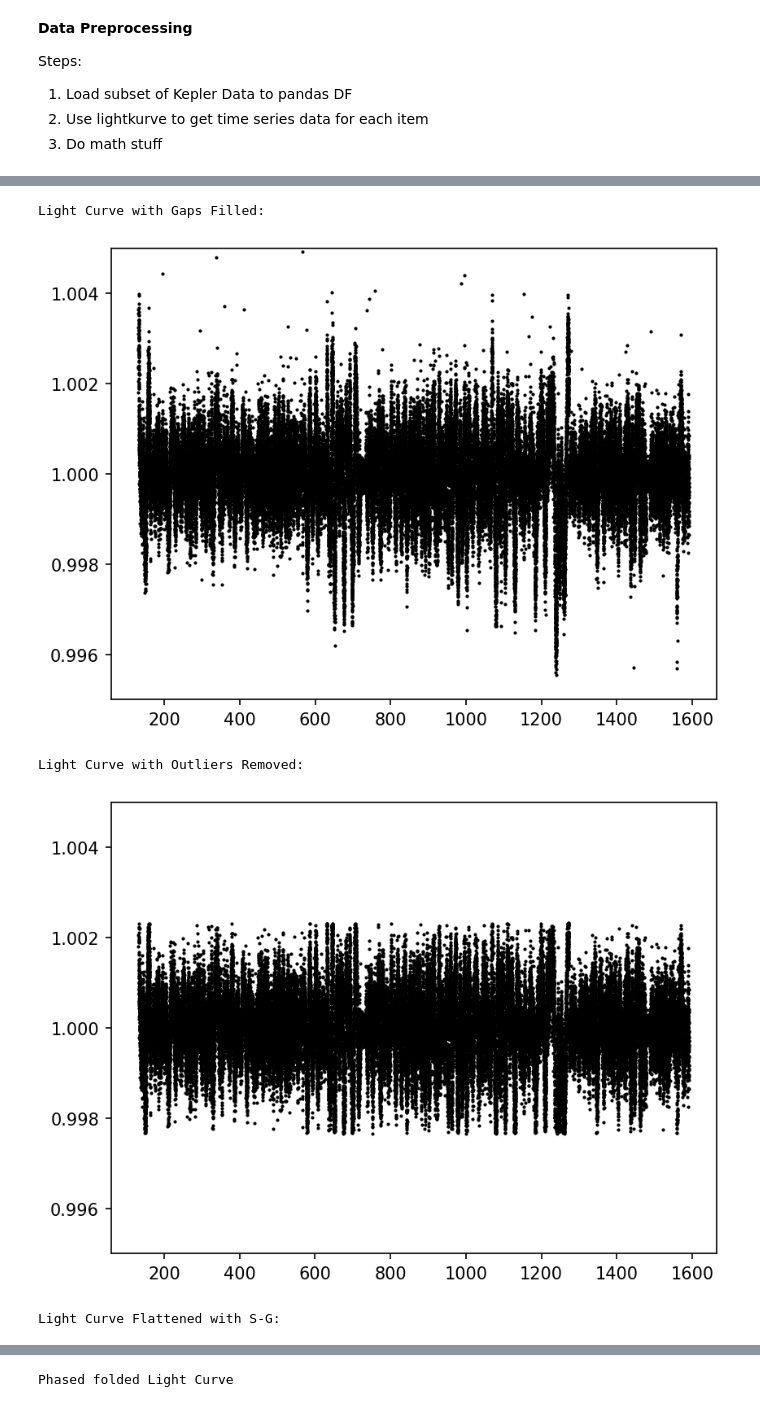
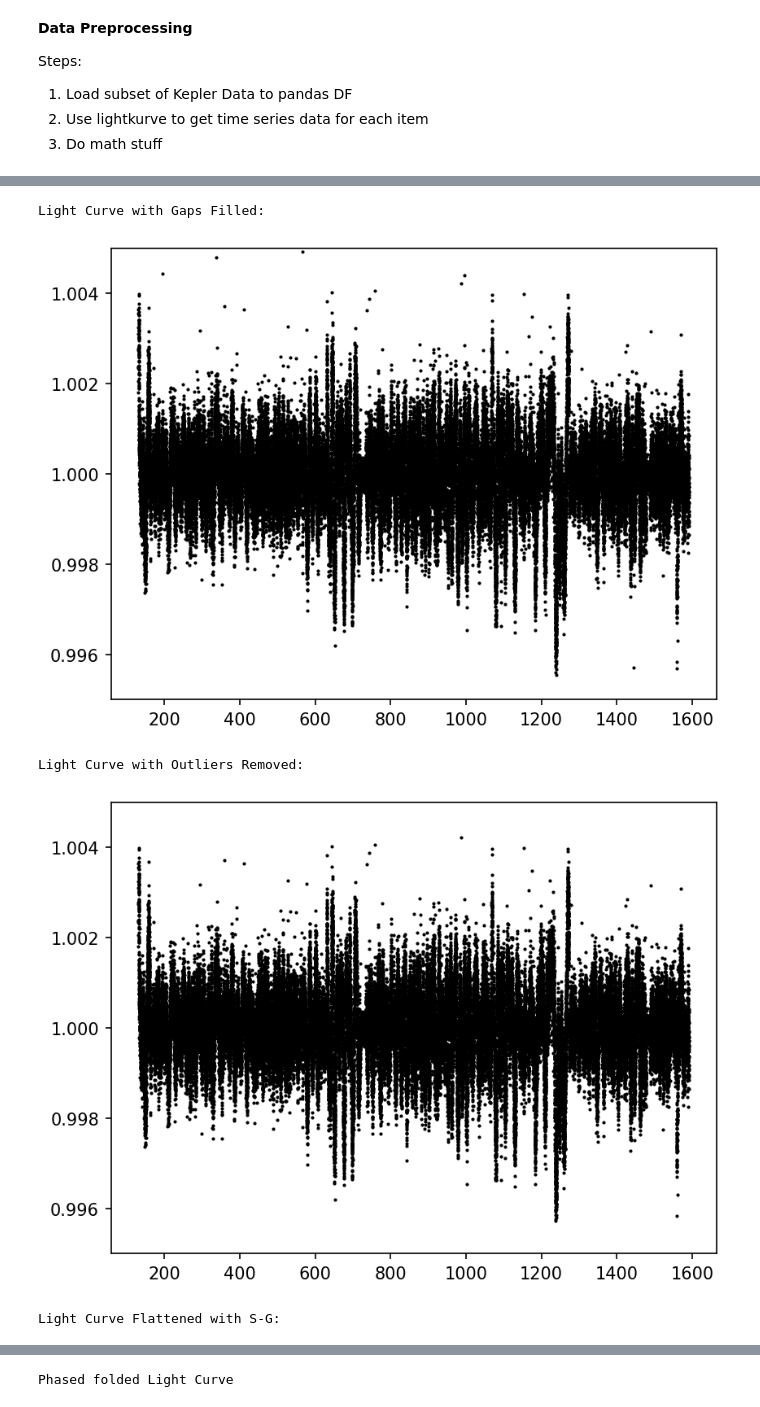
Before and after one commit to 03karenxu/ExoSalience, a Jupyter notebook: data_preprocessing.ipynb, the cells around one changed output, grey strips where cells are left out. Drawn from its saved outputs; the diff is of its cells as text; code cells hidden in the pictures.

```diff
--- a/data_preprocessing.ipynb
+++ b/data_preprocessing.ipynb
@@ -61,33 +61,33 @@ for i, row in test_df.iterrows():
     # fill gap
     print("Light Curve with Gaps Filled:")
     lc = lc.fill_gaps()
     show(lc)
 
     # remove outliers
     print("Light Curve with Outliers Removed:")
-    lc = lc.remove_outliers(sigma=3.0)
+    lc = lc.remove_outliers(sigma=5.0)
     show(lc)
 
     # flatten
     print("Light Curve Flattened with S-G:")
     lc = lc.flatten()
     show(lc)
 
     # phase fold
     print("Phased folded Light Curve")
     lc = lc.fold(period=period, epoch_time=epoch, normalize_phase=False)
     show(lc)
 
     # define 2 bins
 
 
 
     break
 # %% [output]
 Original Light Curve:
 [figure]
 Light Curve with Gaps Filled:
 [figure]
 Light Curve with Outliers Removed:
-[figure, old version]
+[figure, new version]
 Light Curve Flattened with S-G:
```
Also changed, not shown: parts of 1 cell of this notebook.
